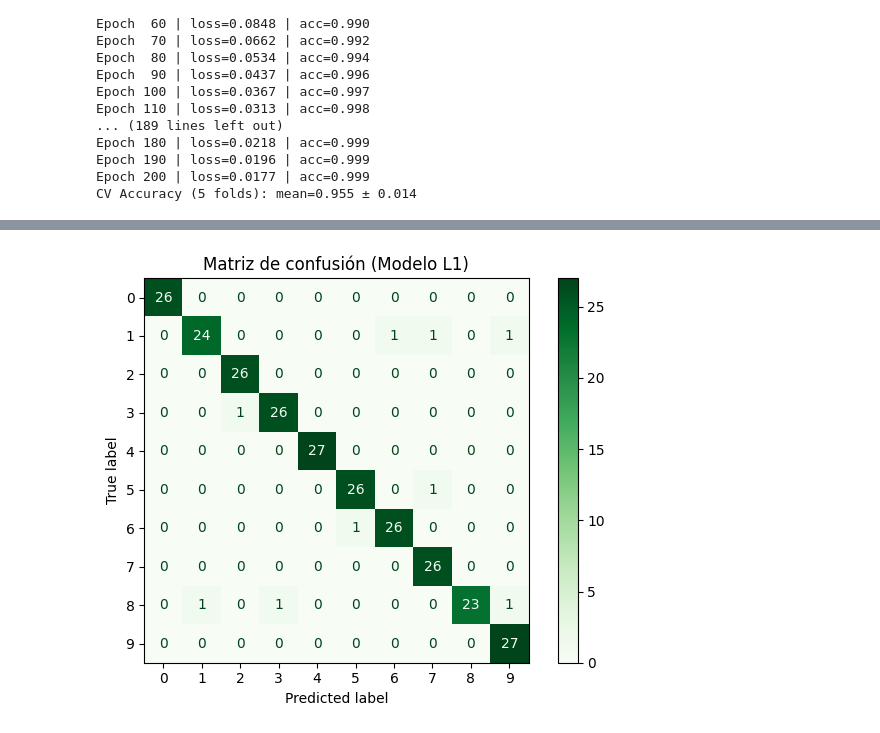
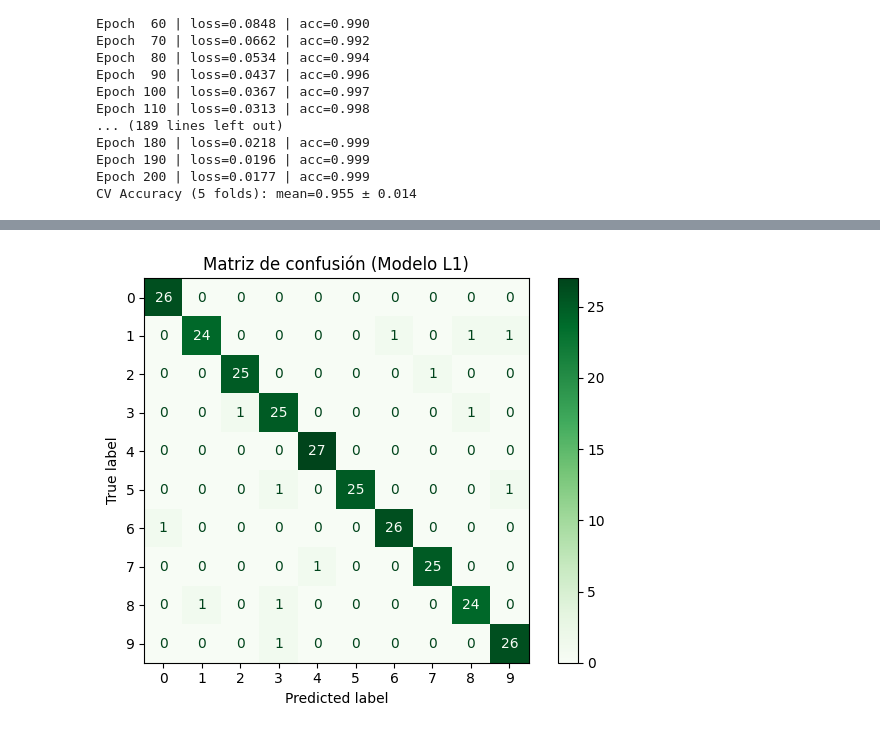
Before and after one commit to A01750817/Modulo2AnalisisyReporteSobreElDesempe-oDelModelo, a Jupyter notebook: Practica.ipynb, the cells around one changed output, grey strips where cells are left out. Drawn from its saved outputs; the diff is of its cells as text; code cells hidden in the pictures.

```diff
--- a/Practica.ipynb
+++ b/Practica.ipynb
@@ -432,7 +432,7 @@ modelo_reg_L1 = NeuralNet(
     epoch=200,
     batch_size=32,
     regularization_method='L1',
-    lambda_reg=0.01
+    lambda_reg=0.03
 )
 
 modelo_reg_L1.fit(X_train, y_train)
@@ -503 +503 @@ weighted avg      0.967     0.966     0.966       266
-[figure, old version]
+[figure, new version]
```
Also changed, not shown: parts of 2 cells of this notebook.
